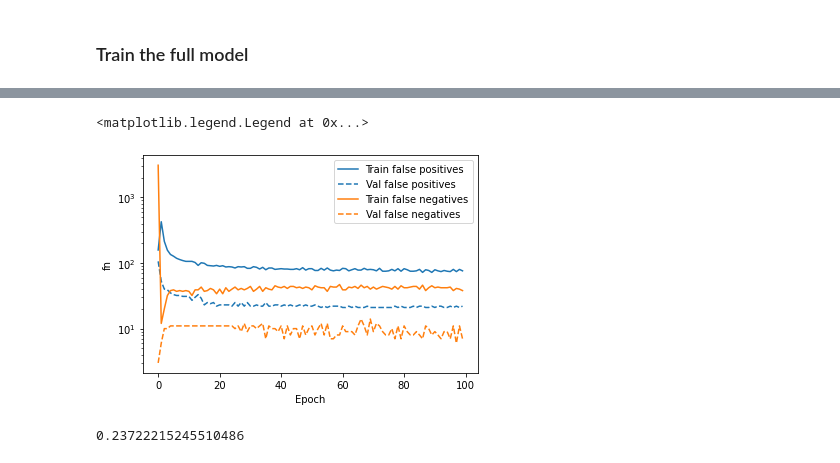
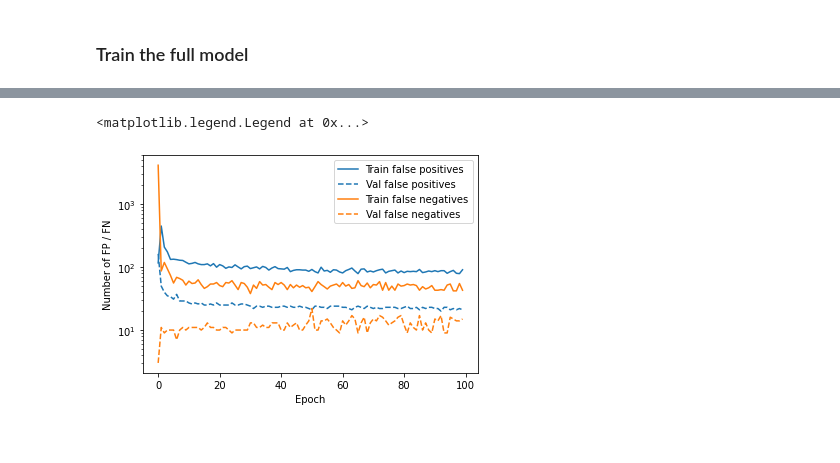
Before and after one commit to me-manu/fastespy, a Jupyter notebook: fastespy/notebooks/test_tf_keras.ipynb, the cells around one changed output, grey strips where cells are left out. Saved outputs shown, nothing was run; the diff lists cells and outputs as text; code cells hidden in the pictures.

Commit message:
continued test notebook

```diff
--- a/fastespy/notebooks/test_tf_keras.ipynb
+++ b/fastespy/notebooks/test_tf_keras.ipynb
@@ -187,7 +193,13 @@ metrics = [
 adam = keras.optimizers.Adam(learning_rate=3e-4)
 # %%
 # initializing the sequential model
-def make_model(metrics=metrics, output_bias=None, n_layers=3, n_nodes=100, l2_regularizer=None):
+def make_model(metrics=metrics,
+               output_bias=None,
+               n_layers=3,
+               n_nodes=100,
+               dropout=0.,
+               l2_regularizer=None):
+
     model = keras.Sequential(name="dnn_test")
 
     if output_bias is not None:
@@ -195,8 +207,6 @@ def make_model(metrics=metrics, output_bias=None, n_layers=3, n_nodes=100, l2_re
 
     if l2_regularizer is not None:
         l2_regularizer = keras.regularizers.l2(l2_regularizer)
-
-
 
     # adding the input layer
     model.add(keras.layers.Input(shape=(X_train.shape[1])))
@@ -210,6 +220,8 @@ def make_model(metrics=metrics, output_bias=None, n_layers=3, n_nodes=100, l2_re
                                      bias_regularizer=l2_regularizer
                                     )
                  )
+        if dropout > 0.:
+            model.add(keras.layers.Dropout(dropout))
 
     # output
     model.add(keras.layers.Dense(1, activation='sigmoid', name='output',
@@ -224,5 +236,6 @@ def make_model(metrics=metrics, output_bias=None, n_layers=3, n_nodes=100, l2_re
     return model
 # %%
 n_nodes = 100
-n_layers = 3
+n_layers = 5
 l2_regularizer = None
+dropout = 0.1
@@ -456,3 +432,20 @@ plt.legend()
 The initial bias seems to help slightly.
 # %% [markdown]
 ### Train the full model
+# %%
+use_weights = False # setting to true will let notebook crash on my new mac....
+
+# weighting following
+# https://www.tensorflow.org/tutorials/structured_data/imbalanced_data#class_weights
+# Scaling by total/2 helps keep the loss to a similar magnitude.
+# The sum of the weights of all examples stays the same.
+
+weight_for_0 = 1 / (y.size - y.sum()) * (y.size / 2.0)
+weight_for_1 = 1 / y.sum() * (y.size / 2.0)
+
+if use_weights:
+    class_weight = {0: weight_for_0, 1: weight_for_1}
+else:
+    class_weight = None
+print('Weight for class 0: {:.2f}'.format(weight_for_0))
+print('Weight for class 1: {:.2f}'.format(weight_for_1))
@@ -459,6 +455,7 @@ The initial bias seems to help slightly.
 # %%
 # now with bias
-model = make_model(n_nodes=n_nodes, n_layers=n_layers, l2_regularizer=l2_regularizer)
+model = make_model(n_nodes=n_nodes, n_layers=n_layers, l2_regularizer=l2_regularizer, dropout=dropout)
+print(model.layers[-1].bias.value())
 model.summary()
 model.load_weights(initial_weights)
 baseline_history = model.fit(
@@ -467,7 +464,8 @@ baseline_history = model.fit(
     batch_size=BATCH_SIZE,
     epochs=EPOCHS,
     validation_data=(X_val, y_val),
-    verbose=0
+    verbose=0,
+    class_weight=class_weight
 )
 # %% [output]
 ag_logging.py: 146 --- WARNING: AutoGraph could not transform <function Model.make_train_function.<locals>.train_function at 0x...> and will run it as-is.
@@ -525,12 +521,9 @@ plot_metric(baseline_history, color="C0")
 # %%
 plot_metric(baseline_history, metric="fp", color="C0", label="false positives")
 plot_metric(baseline_history, metric="fn", color="C1", label="false negatives")
+plt.ylabel("Number of FP / FN")
 plt.legend()
 # %% [output]
 <matplotlib.legend.Legend at 0x...>
-[figure, old version]
+[figure, new version]
-# %%
-ml.y_test.sum() / ml.y_test.size
-# %% [output]
-0.23722215245510486
 # %%
```
Also changed, not shown: parts of 53 cells of this notebook.
